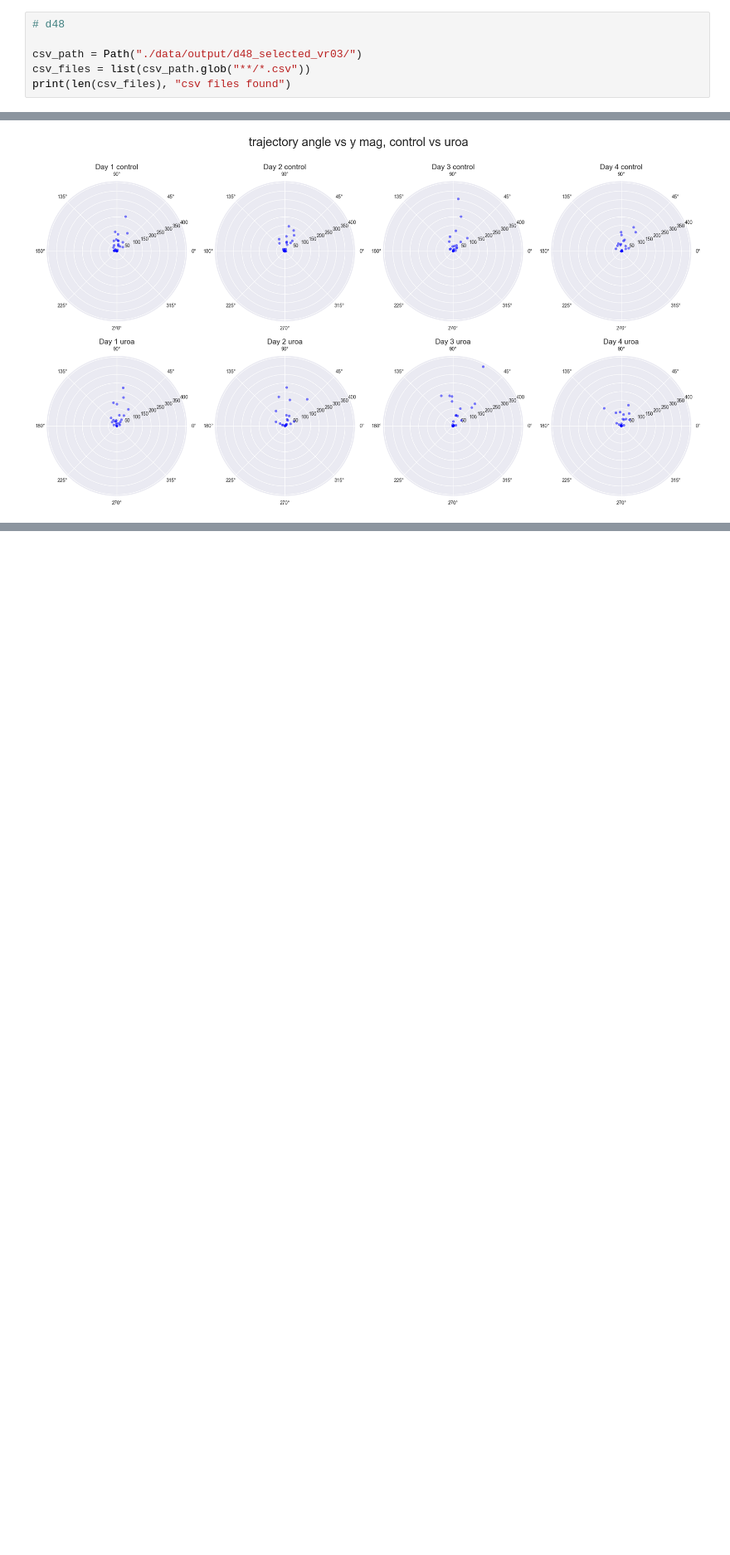
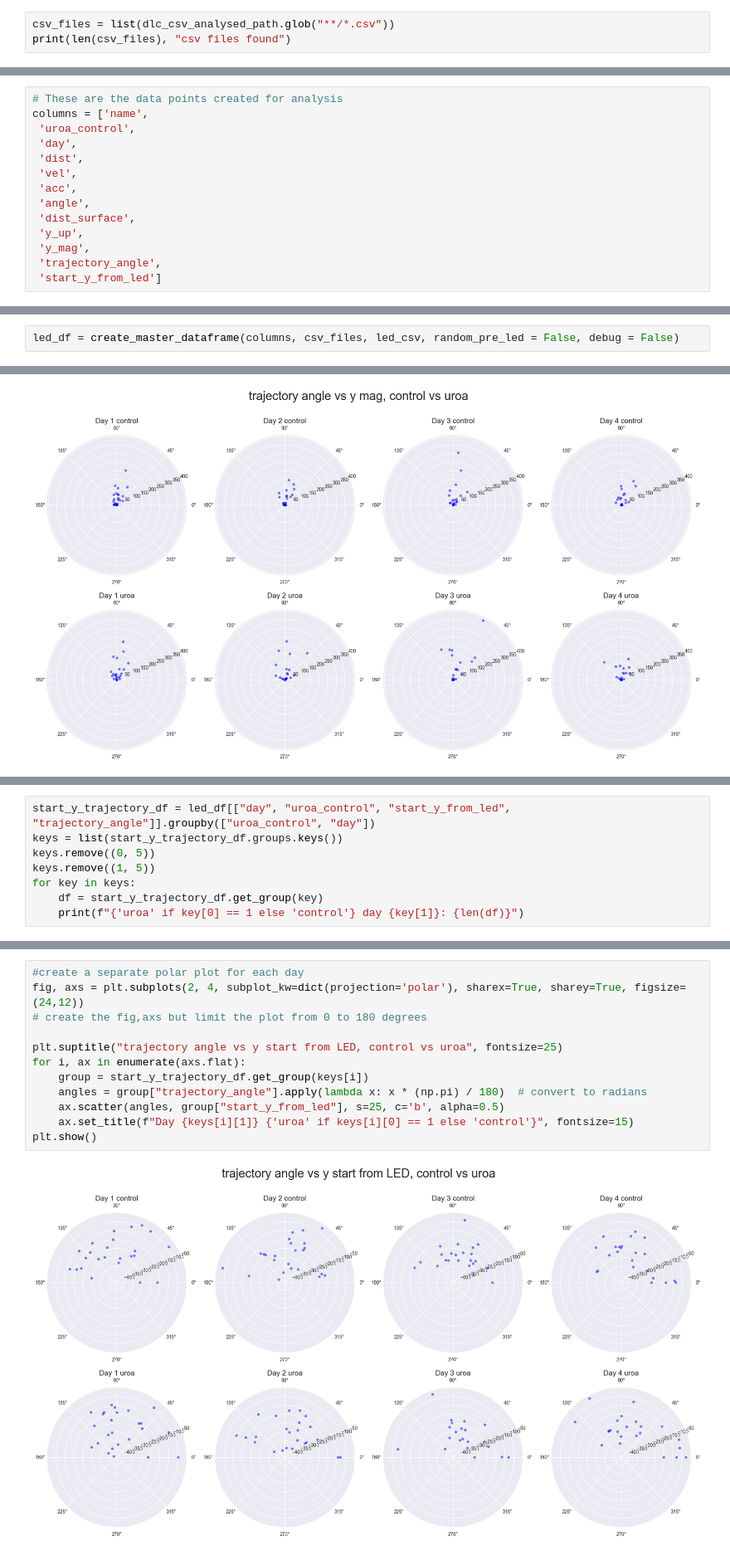
Before and after one commit to teesha902/FYP_ASMLab, a Jupyter notebook: visualisation.ipynb, the cells around one changed output, grey strips where cells are left out. Shown at 83% size. Saved outputs shown, nothing was run; the diff lists cells and outputs as text; blank space fills up the shorter version.

Commit message:
improved master df creation, start-trajectory plot

```diff
--- a/visualisation.ipynb
+++ b/visualisation.ipynb
@@ -30,7 +43,4 @@ LED data found for 179 csv files
 # %%
-# d48
-
-csv_path = Path("./data/output/d48_selected_vr03/")
-csv_files = list(csv_path.glob("**/*.csv"))
+csv_files = list(dlc_csv_analysed_path.glob("**/*.csv"))
 print(len(csv_files), "csv files found")
 # %% [output]
@@ -41,2 +186,16 @@ we set up the LED df, as well as the random 3s before LED dataframe below.
+# %%
+# These are the data points created for analysis
+columns = ['name',
+ 'uroa_control',
+ 'day',
+ 'dist',
+ 'vel',
+ 'acc',
+ 'angle',
+ 'dist_surface',
+ 'y_up',
+ 'y_mag',
+ 'trajectory_angle',
+ 'start_y_from_led']
 # %% [markdown]
 #### LED subset data frame
@@ -116,0 +202,2 @@ d48_64_M1.csv
+# %%
+led_df = create_master_dataframe(columns, csv_files, led_csv, random_pre_led = False, debug = False)
@@ -481,0 +476,8 @@ plt.show()
+# %%
+start_y_trajectory_df = led_df[["day", "uroa_control", "start_y_from_led", "trajectory_angle"]].groupby(["uroa_control", "day"])
+keys = list(start_y_trajectory_df.groups.keys())
+keys.remove((0, 5))
+keys.remove((1, 5))
+for key in keys:
+    df = start_y_trajectory_df.get_group(key)
+    print(f"{'uroa' if key[0] == 1 else 'control'} day {key[1]}: {len(df)}")
@@ -481,0 +493,14 @@ plt.show()
+# %%
+#create a separate polar plot for each day
+fig, axs = plt.subplots(2, 4, subplot_kw=dict(projection='polar'), sharex=True, sharey=True, figsize=(24,12))
+# create the fig,axs but limit the plot from 0 to 180 degrees
+
+plt.suptitle("trajectory angle vs y start from LED, control vs uroa", fontsize=25)
+for i, ax in enumerate(axs.flat):
+    group = start_y_trajectory_df.get_group(keys[i])
+    angles = group["trajectory_angle"].apply(lambda x: x * (np.pi) / 180)  # convert to radians
+    ax.scatter(angles, group["start_y_from_led"], s=25, c='b', alpha=0.5)
+    ax.set_title(f"Day {keys[i][1]} {'uroa' if keys[i][0] == 1 else 'control'}", fontsize=15)
+plt.show()
+# %% [output]
+[figure, added]
```
Also changed, not shown: parts of 12 cells of this notebook.
